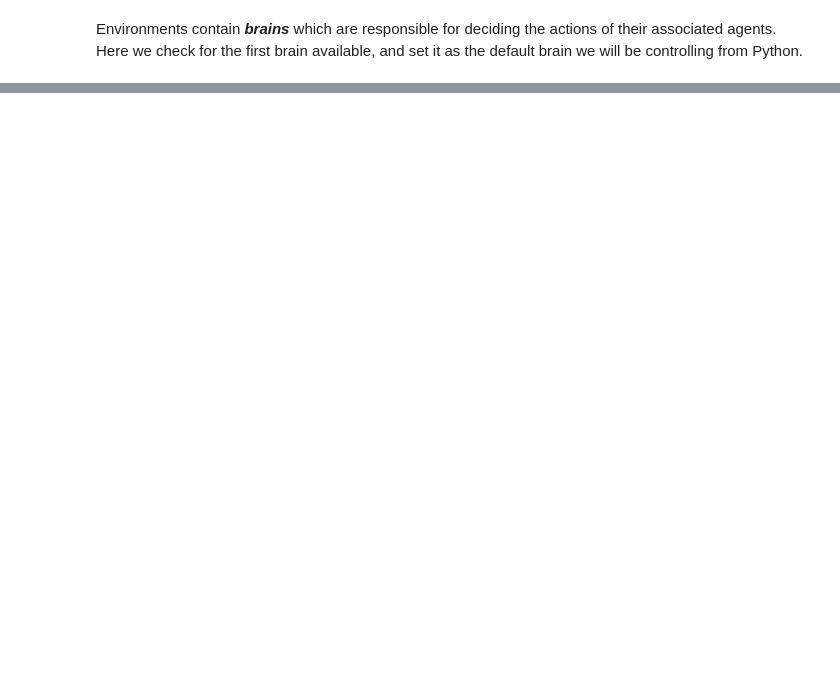
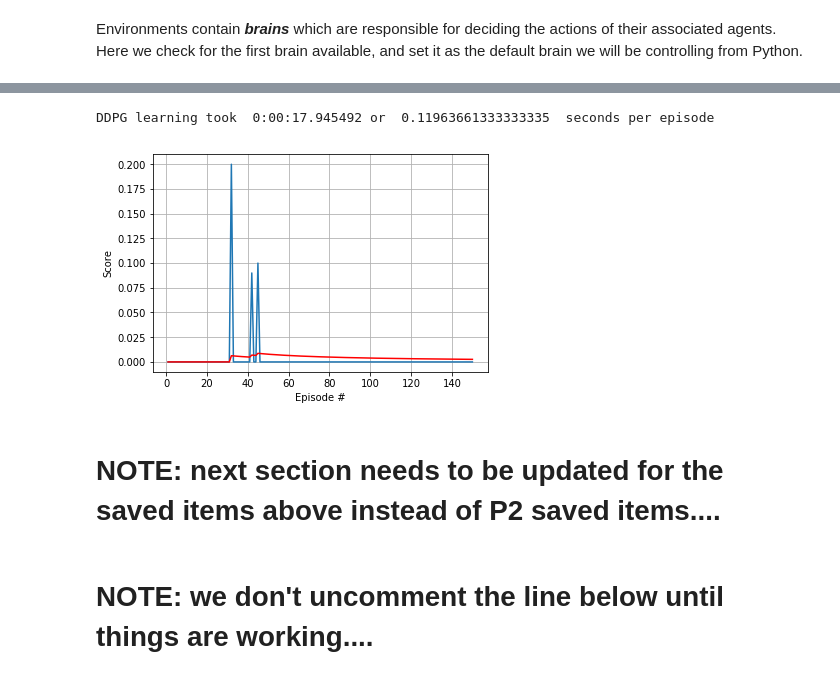
Before and after one commit to AIME2021KE/p3_collab-compet, a Jupyter notebook: Tennis.ipynb, the cells around one changed output, grey strips where cells are left out. Cells and saved outputs as stored; diff of their text form; code cells hidden in the pictures; blank space fills up the shorter version.

```diff
--- a/Tennis.ipynb
+++ b/Tennis.ipynb
@@ -17,4 +21,6 @@ We begin by importing the necessary packages.  If the code cell below returns an
 # %%
 from unityagents import UnityEnvironment
 import numpy as np
+
+env = UnityEnvironment(file_name="/data/Tennis_Linux_NoVis/Tennis")
 # %% [output]
@@ -37,5 +43,3 @@ env = UnityEnvironment(file_name="Tennis.app")
-# %%
-env = UnityEnvironment(file_name="...")
 # %% [markdown]
 Environments contain **_brains_** which are responsible for deciding the actions of their associated agents. Here we check for the first brain available, and set it as the default brain we will be controlling from Python.
 # %%
@@ -78,17 +77,0 @@ Of course, as part of the project, you'll have to change the code so that the ag
-# %%
-for i in range(1, 6):                                      # play game for 5 episodes
-    env_info = env.reset(train_mode=False)[brain_name]     # reset the environment
-    states = env_info.vector_observations                  # get the current state (for each agent)
-    scores = np.zeros(num_agents)                          # initialize the score (for each agent)
-    while True:
-        actions = np.random.randn(num_agents, action_size) # select an action (for each agent)
-        actions = np.clip(actions, -1, 1)                  # all actions between -1 and 1
-        env_info = env.step(actions)[brain_name]           # send all actions to tne environment
-        next_states = env_info.vector_observations         # get next state (for each agent)
-        rewards = env_info.rewards                         # get reward (for each agent)
-        dones = env_info.local_done                        # see if episode finished
-        scores += env_info.rewards                         # update the score (for each agent)
-        states = next_states                               # roll over states to next time step
-        if np.any(dones):                                  # exit loop if episode finished
-            break
-    print('Score (max over agents) from episode {}: {}'.format(i, np.max(scores)))
@@ -105,0 +195,13 @@ env_info = env.reset(train_mode=True)[brain_name]
+# %%
+#from collections import deque
+
+print_every=10
+moving_avg=100
+# KAE this is useful previously to provide a 'last moving_avg' sample for the moving average
+nscores_deque = deque(maxlen=moving_avg)
+nbest_mean = -100
+# KAE 3/19/2022: 1st time through we got learning score >36 but
+#  reloading gave us a mean of 34, so allow for 10% over
+MAX_SCORE = 0.55
+# KAE 3/19/2022: print the requirement score as well
+REQ_SCORE = 0.5
@@ -105,0 +346,6 @@ env_info = env.reset(train_mode=True)[brain_name]
+# %%
+dtime = tend - tstart
+dt_e = float(dtime.total_seconds()) / float(number_of_episodes)
+print('DDPG learning took ',dtime,'or ',dt_e,' seconds per episode')
+# %% [output]
+DDPG learning took  0:00:17.945492 or  0.11963661333333335  seconds per episode
@@ -105,0 +355,14 @@ env_info = env.reset(train_mode=True)[brain_name]
+# %%
+fig = plt.figure()
+ax = fig.add_subplot(111)
+plt.plot(np.arange(1, len(scores)+1), scores,label='scores')
+plt.plot(np.arange(1, len(nmean_scores)+1), nmean_scores,'r-',
+         label='mean scores')
+plt.grid()
+plt.ylabel('Score')
+plt.xlabel('Episode #')
+plt.show()
+# %% [output]
+[figure, added]
+# %% [markdown]
+# NOTE: next section needs to be updated for the saved items above instead of P2 saved items....
@@ -105,0 +398,2 @@ env_info = env.reset(train_mode=True)[brain_name]
+# %% [markdown]
+# NOTE: we don't uncomment the line below until things are working....
```
Also changed, not shown: parts of 28 cells of this notebook, 9 other files.
